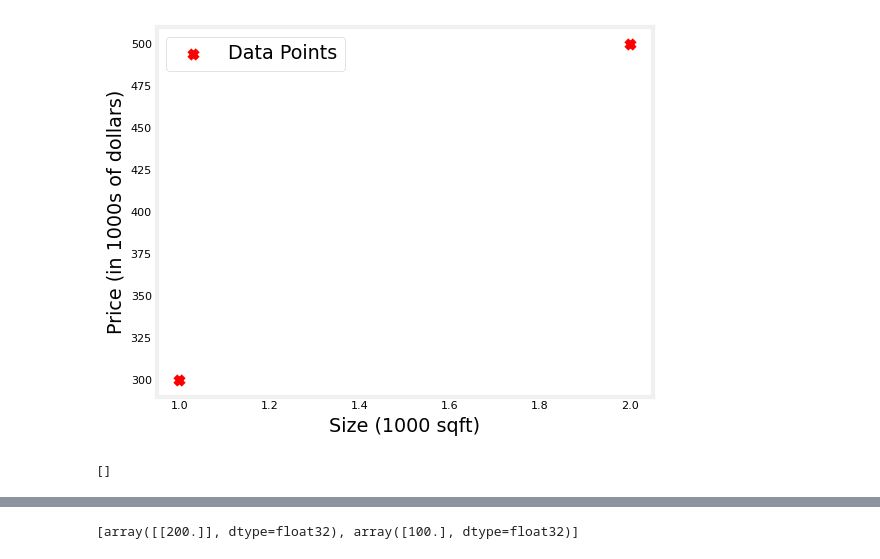
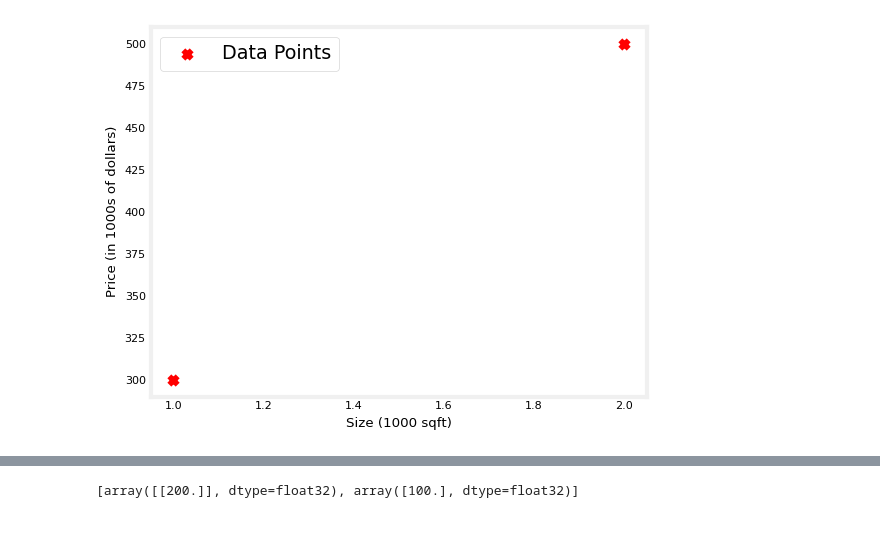
Before and after one commit to notlokii/AndrewNgMLCourse_Self-Coded_Labs, a Jupyter notebook: course2_week1_neurons_and_layers.ipynb, the cells around one changed output, grey strips where cells are left out. Drawn from its saved outputs; the diff is of its cells as text; code cells hidden in the pictures; blank space fills up the shorter version.

```diff
--- a/course2_week1_neurons_and_layers.ipynb
+++ b/course2_week1_neurons_and_layers.ipynb
@@ -13,15 +13,15 @@ import logging
 logging.getLogger("tensorflow").setLevel(logging.ERROR)
 tf.autograph.set_verbosity(0)
 # %%
-X_train = np.array([[1.0], [2.0]], dtype=np.float32)           #(size in 1000 square feet)
-Y_train = np.array([[300.0], [500.0]], dtype=np.float32)       #(price in 1000s of dollars)
+X_train = np.array([[1.0], [2.0]], dtype=np.float32)
+Y_train = np.array([[300.0], [500.0]], dtype=np.float32)
 
 fig, ax = plt.subplots(1,1)
 ax.scatter(X_train, Y_train, marker='x', c='r', label="Data Points")
 ax.legend( fontsize='xx-large')
-ax.set_ylabel('Price (in 1000s of dollars)', fontsize='xx-large')
-ax.set_xlabel('Size (1000 sqft)', fontsize='xx-large')
+ax.set_ylabel('Price (in 1000s of dollars)')
+ax.set_xlabel('Size (1000 sqft)')
 plt.show()
 # %% [output]
-[figure, old version]
+[figure, new version]
 # %%
@@ -29,7 +29,3 @@ linear_layer = tf.keras.layers.Dense(units=1, activation = 'linear', )
-# %%
-linear_layer.get_weights()
-# %% [output]
-[]
 # %%
 a1 = linear_layer(X_train[0].reshape(1,1))
 print(a1)
```
Also changed, not shown: parts of 12 cells of this notebook.
